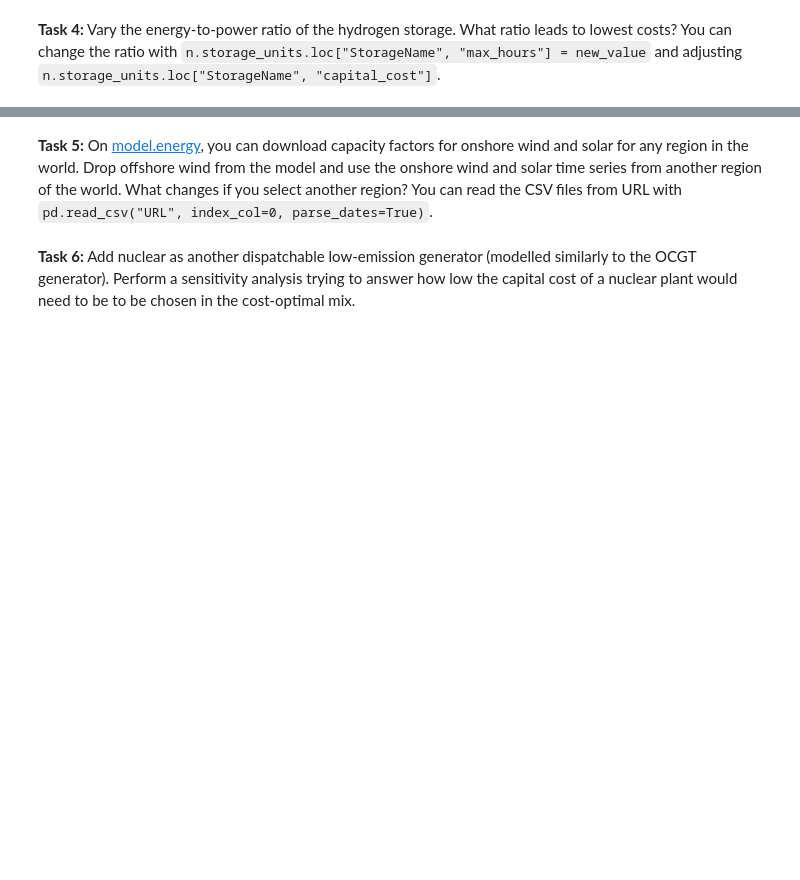
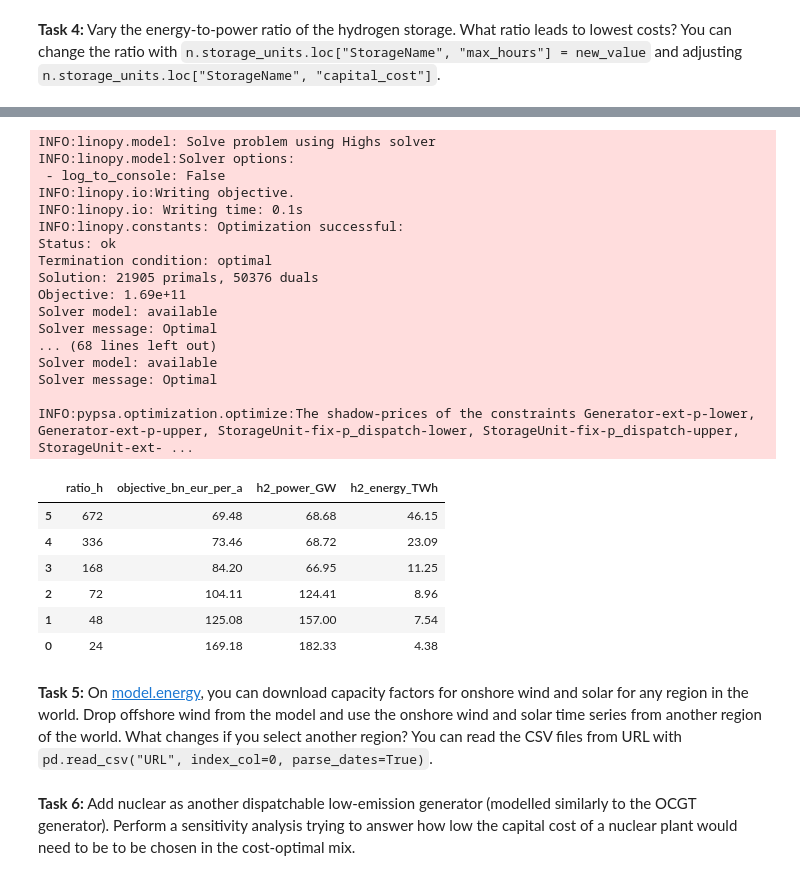
Before and after one commit to FCornielle/data-science-for-esm, a Jupyter notebook: data-science-for-esm/10-workshop-pypsa-cem.ipynb, the cells around one changed output, grey strips where cells are left out. Saved outputs shown, nothing was run; the diff lists cells and outputs as text; code cells hidden in the pictures; blank space fills up the shorter version.

```diff
--- a/data-science-for-esm/10-workshop-pypsa-cem.ipynb
+++ b/data-science-for-esm/10-workshop-pypsa-cem.ipynb
@@ -849,0 +801,11 @@ INFO:pypsa.optimization.optimize:The shadow-prices of the constraints Generator-
+# %%
+n1.add(
+    "Generator",
+    "OCGT",
+    bus="electricity",
+    carrier="OCGT",
+    capital_cost=costs1.at["OCGT", "capital_cost"],
+    marginal_cost=costs1.at["OCGT", "marginal_cost"],
+    efficiency=costs1.at["OCGT", "efficiency"],
+    p_nom_extendable=True,
+)
@@ -925,0 +959,8 @@ n.statistics.energy_balance.iplot()
+# %%
+n1.add(
+    "GlobalConstraint",
+    "CO2Limit",
+    carrier_attribute="co2_emissions",
+    sense="<=",
+    constant=0,
+)
@@ -931,3 +1137,61 @@ You can change the ratio with `n.storage_units.loc["StorageName", "max_hours"] =
+# %%
+if n1.model is not None and hasattr(n1.model, "solver_model"):
+    n1.model.solver_model = None
+
+name = "hydrogen storage underground"
+ratios = [24, 48, 72, 168, 336, 672]
+results = []
+
+for ratio in ratios:
+    test = n1.copy()
+
+    test.storage_units.loc[name, "max_hours"] = ratio
+    test.storage_units.loc[name, "capital_cost"] = (
+        costs1.at["electrolysis", "capital_cost"]
+        + costs1.at["fuel cell", "capital_cost"]
+        + ratio * costs1.at["hydrogen storage underground", "capital_cost"]
+    )
+
+    test.optimize(solver_name="highs", log_to_console=False)
+
+    p_nom_mw = test.storage_units.at[name, "p_nom_opt"]
+    energy_mwh = p_nom_mw * ratio
+
+    results.append(
+        {
+            "ratio_h": ratio,
+            "objective_bn_eur_per_a": test.objective / 1e9,
+            "h2_power_GW": p_nom_mw / 1e3,
+            "h2_energy_TWh": energy_mwh / 1e6,
+        }
+    )
+
+pd.DataFrame(results).sort_values("objective_bn_eur_per_a").round(2)
+# %% [output]
+INFO:linopy.model: Solve problem using Highs solver
+INFO:linopy.model:Solver options:
+ - log_to_console: False
+INFO:linopy.io:Writing objective.
+INFO:linopy.io: Writing time: 0.1s
+INFO:linopy.constants: Optimization successful:
+Status: ok
+Termination condition: optimal
+Solution: 21905 primals, 50376 duals
+Objective: 1.69e+11
+Solver model: available
+Solver message: Optimal
+... (68 lines left out)
+Solver model: available
+Solver message: Optimal
+
+INFO:pypsa.optimization.optimize:The shadow-prices of the constraints Generator-ext-p-lower, Generator-ext-p-upper, StorageUnit-fix-p_dispatch-lower, StorageUnit-fix-p_dispatch-upper, StorageUnit-ext- ...
+|  | ratio_h | objective_bn_eur_per_a | h2_power_GW | h2_energy_TWh |
+| 5 | 672 | 69.48 | 68.68 | 46.15 |
+| 4 | 336 | 73.46 | 68.72 | 23.09 |
+| 3 | 168 | 84.20 | 66.95 | 11.25 |
+| 2 | 72 | 104.11 | 124.41 | 8.96 |
+| 1 | 48 | 125.08 | 157.00 | 7.54 |
+| 0 | 24 | 169.18 | 182.33 | 4.38 |
 # %% [markdown]
 **Task 5:** On [model.energy](https://model.energy), you can download capacity factors for onshore wind and solar for any region in the world. Drop offshore wind from the model and use the onshore wind and solar time series from another region of the world. What changes if you select another region? You can read the CSV files from URL with `pd.read_csv("URL", index_col=0, parse_dates=True)`.
 # %% [markdown]
```
Also changed, not shown: parts of 64 cells of this notebook.
